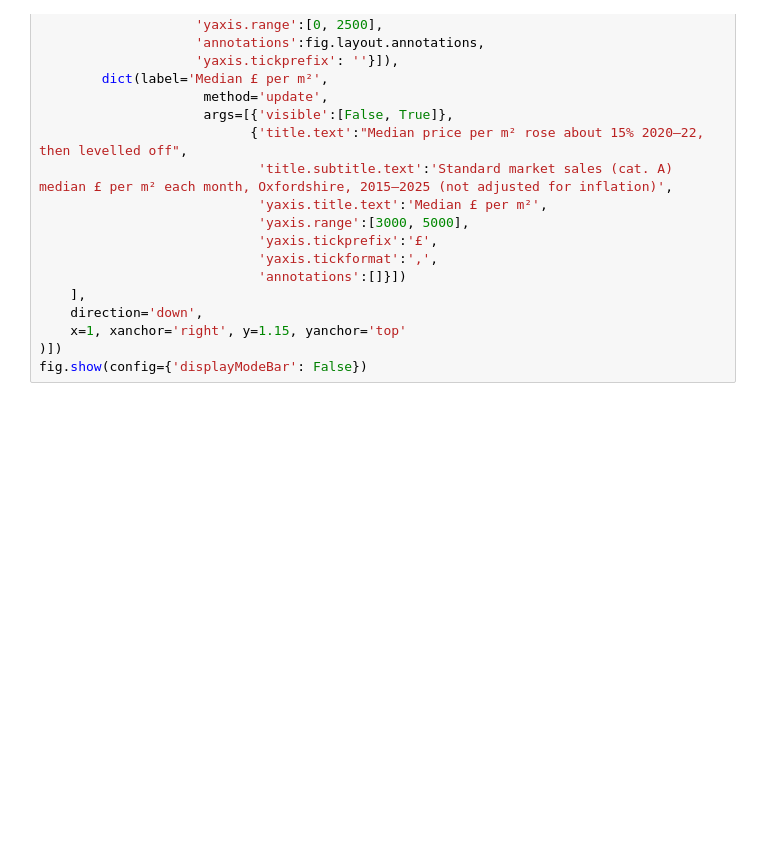
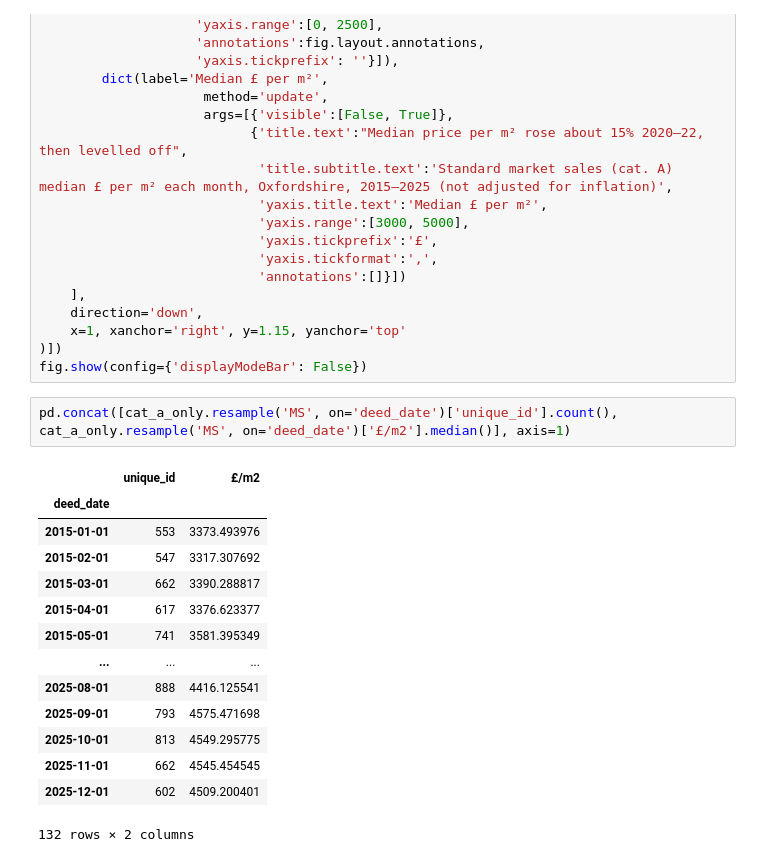
Before and after one commit to TomSCarter/oxfordshire-house-prices-dashboard, a Jupyter notebook: week_12_visuals_dashboards.ipynb, the cells around one changed output. Cells and saved outputs as stored; diff of their text form; blank space fills up the shorter version.

```diff
--- a/week_12_visuals_dashboards.ipynb
+++ b/week_12_visuals_dashboards.ipynb
@@ -584,3 +584,20 @@ fig.update_layout(updatemenus=[dict(
     x=1, xanchor='right', y=1.15, yanchor='top'
 )])
 fig.show(config={'displayModeBar': False})
+# %%
+pd.concat([cat_a_only.resample('MS', on='deed_date')['unique_id'].count(), cat_a_only.resample('MS', on='deed_date')['£/m2'].median()], axis=1)
+# %% [output]
+|  | unique_id | £/m2 |
+| deed_date |  |  |
+| 2015-01-01 | 553 | 3373.493976 |
+| 2015-02-01 | 547 | 3317.307692 |
+| 2015-03-01 | 662 | 3390.288817 |
+| 2015-04-01 | 617 | 3376.623377 |
+| 2015-05-01 | 741 | 3581.395349 |
+| ... | ... | ... |
+| 2025-08-01 | 888 | 4416.125541 |
+| 2025-09-01 | 793 | 4575.471698 |
+| 2025-10-01 | 813 | 4549.295775 |
+| 2025-11-01 | 662 | 4545.454545 |
+| 2025-12-01 | 602 | 4509.200401 |
+132 rows × 2 columns
```
Also changed, not shown: parts of 2 cells of this notebook.
